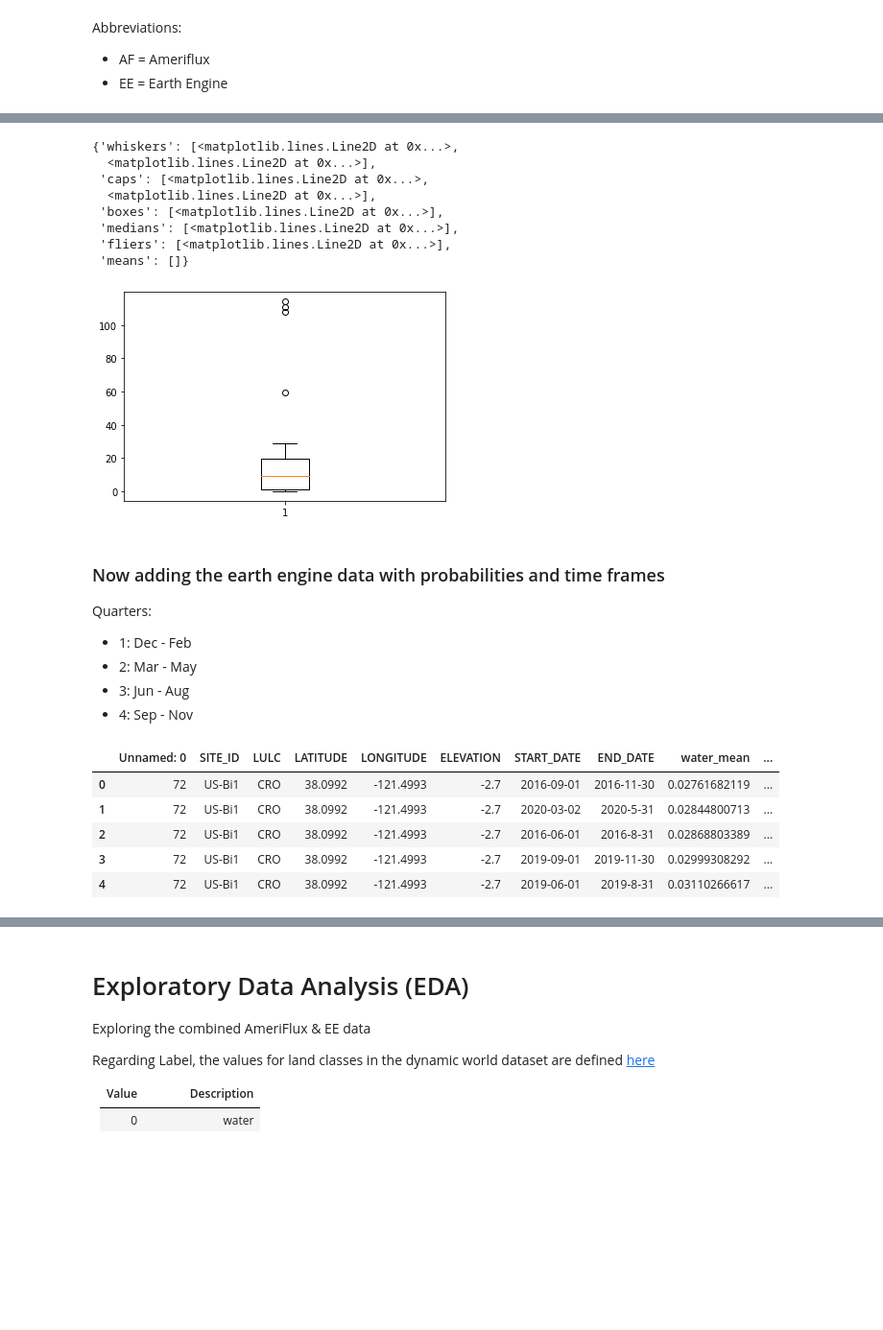
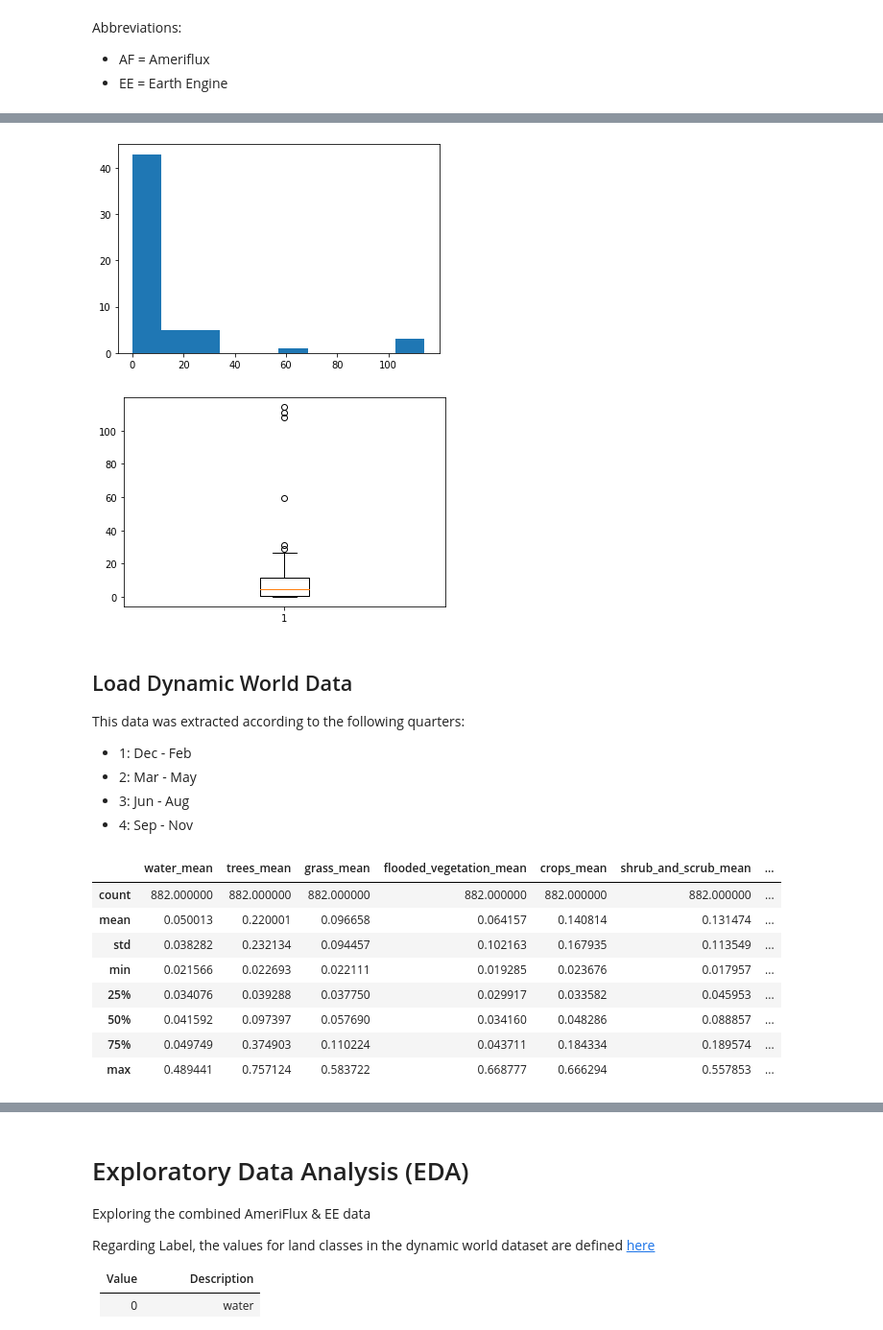
Before and after one commit to justinetaylor/mids-w210-capstone, a Jupyter notebook: Ameriflux_EE joined EDA.ipynb, the cells around one changed output, grey strips where cells are left out. Shown at 96% size. Drawn from its saved outputs; the diff is of its cells as text; code cells hidden in the pictures; blank space fills up the shorter version.

```diff
--- a/Ameriflux_EE joined EDA.ipynb
+++ b/Ameriflux_EE joined EDA.ipynb
@@ -21,10 +23,10 @@ Abbreviations:
 # %%
 # Filter to get only the necessary sites
-potential_sites_file = open('data/potential_sites.json')
+potential_sites_file = open('data/potential_sites2.json')
 potential_sites_dict = json.load(potential_sites_file)
 potential_site_names = list(potential_sites_dict.keys())
 
 all_sites_df = pd.read_csv("data/ameriflux_lulc_lat_long.csv")
 
-wanted_site_and_info = all_sites_df[all_sites_df['SITE_ID'].isin(potential_site_names)]
+wanted_site_and_info = all_sites_df[all_sites_df['SITE_ID'].isin(potential_site_names)].drop_duplicates()
 # wanted_site_and_info.to_csv('data/wanted_sites.csv')
@@ -31,11 +40,6 @@ wanted_site_and_info = all_sites_df[all_sites_df['SITE_ID'].isin(potential_site_
 # %%
 # Combine with earth engine's elevation data and get difference in elevations
-
-ee_elevation = pd.read_csv("data/ee_new/final_elev_export.csv")
-print(ee_elevation.head())
-sites = wanted_site_and_info.merge(ee_elevation)
-sites['elevation_diff'] = abs(sites['ELEVATION'] - sites['elevation'])
-
-# Histogram of elevation difference at a given site between AF and EE data
-plt.hist(sites['elevation_diff'])
+ee_elevation = pd.read_csv("data/final_elev_export.csv").drop_duplicates()
+print("Number of elevation results from earth engine: ", len(ee_elevation.index))
+ee_elevation.head()
 # %% [output]
@@ -53,0 +57,7 @@ plt.hist(sites['elevation_diff'])
+# %%
+# TODO: look at weird dup happening here
+wanted_site_and_info = wanted_site_and_info.merge(ee_elevation).rename(columns={"ELEVATION": "ameriflux_elevation",
+                                                                                "elevation": "ee_elevation"}).drop_duplicates()
+wanted_site_and_info['elevation_diff'] = abs(wanted_site_and_info['ameriflux_elevation'] - wanted_site_and_info['ee_elevation'])
+wanted_site_and_info = wanted_site_and_info[wanted_site_and_info.columns.drop(list(wanted_site_and_info.filter(regex='Unnamed:')))].drop_duplicates()
+wanted_site_and_info.head()
@@ -54,34 +71,17 @@ plt.hist(sites['elevation_diff'])
+# %%
+# Histogram of elevation difference at a given site between AF and EE data
+elev_diff_hist = plt.hist(wanted_site_and_info['elevation_diff'])
+# %% [output]
+[figure, added]
 # %%
-plt.boxplot(sites['elevation_diff'])
+boxplot = plt.boxplot(wanted_site_and_info['elevation_diff'])
 # %% [output]
-{'whiskers': [<matplotlib.lines.Line2D at 0x...>,
-  <matplotlib.lines.Line2D at 0x...>],
- 'caps': [<matplotlib.lines.Line2D at 0x...>,
-  <matplotlib.lines.Line2D at 0x...>],
- 'boxes': [<matplotlib.lines.Line2D at 0x...>],
- 'medians': [<matplotlib.lines.Line2D at 0x...>],
- 'fliers': [<matplotlib.lines.Line2D at 0x...>],
- 'means': []}
-[figure, old version]
+[figure, new version]
 # %% [markdown]
-### Now adding the earth engine data with probabilities and time frames
+## Load Dynamic World Data
 
-Quarters:
+This data was extracted according to the following quarters:
 * 1: Dec - Feb
 * 2: Mar - May
 * 3: Jun - Aug
 * 4: Sep - Nov
-# %%
-# read in dynamic world probabilities
-ee_probs = pd.read_csv("data/ee_new/final_dw_export.csv")
-
-# Merge with Ameriflux
-ee_probs = wanted_site_and_info.merge(ee_probs)
-ee_probs.head()
-# %% [output]
-|  | Unnamed: 0 | SITE_ID | LULC | LATITUDE | LONGITUDE | ELEVATION | START_DATE | END_DATE | water_mean | ... |
-| 0 | 72 | US-Bi1 | CRO | 38.0992 | -121.4993 | -2.7 | 2016-09-01 | 2016-11-30 | 0.02761682119 | ... |
-| 1 | 72 | US-Bi1 | CRO | 38.0992 | -121.4993 | -2.7 | 2020-03-02 | 2020-5-31 | 0.02844800713 | ... |
-| 2 | 72 | US-Bi1 | CRO | 38.0992 | -121.4993 | -2.7 | 2016-06-01 | 2016-8-31 | 0.02868803389 | ... |
-| 3 | 72 | US-Bi1 | CRO | 38.0992 | -121.4993 | -2.7 | 2019-09-01 | 2019-11-30 | 0.02999308292 | ... |
-| 4 | 72 | US-Bi1 | CRO | 38.0992 | -121.4993 | -2.7 | 2019-06-01 | 2019-8-31 | 0.03110266617 | ... |
@@ -87,0 +91,12 @@ ee_probs.head()
+# %%
+ee_probs.describe()
+# %% [output]
+|  | water_mean | trees_mean | grass_mean | flooded_vegetation_mean | crops_mean | shrub_and_scrub_mean | ... |
+| count | 882.000000 | 882.000000 | 882.000000 | 882.000000 | 882.000000 | 882.000000 | ... |
+| mean | 0.050013 | 0.220001 | 0.096658 | 0.064157 | 0.140814 | 0.131474 | ... |
+| std | 0.038282 | 0.232134 | 0.094457 | 0.102163 | 0.167935 | 0.113549 | ... |
+| min | 0.021566 | 0.022693 | 0.022111 | 0.019285 | 0.023676 | 0.017957 | ... |
+| 25% | 0.034076 | 0.039288 | 0.037750 | 0.029917 | 0.033582 | 0.045953 | ... |
+| 50% | 0.041592 | 0.097397 | 0.057690 | 0.034160 | 0.048286 | 0.088857 | ... |
+| 75% | 0.049749 | 0.374903 | 0.110224 | 0.043711 | 0.184334 | 0.189574 | ... |
+| max | 0.489441 | 0.757124 | 0.583722 | 0.668777 | 0.666294 | 0.557853 | ... |
```
Also changed, not shown: parts of 50 cells of this notebook, 18 other files.
